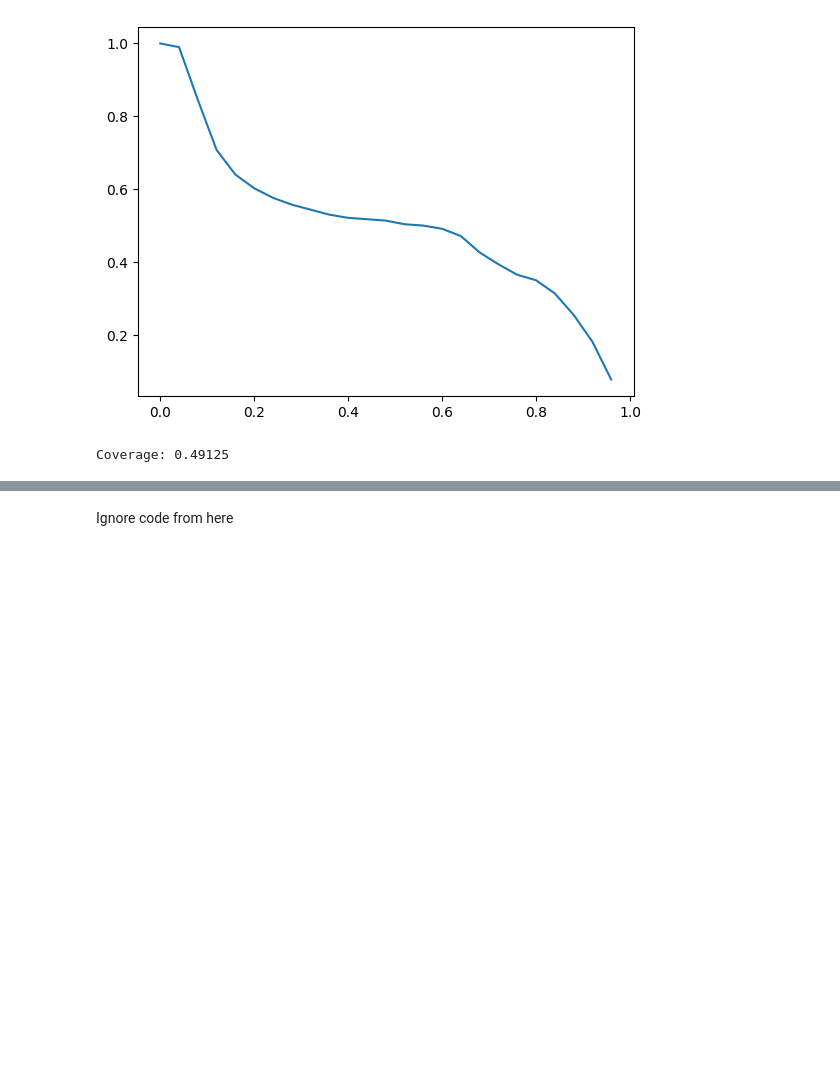
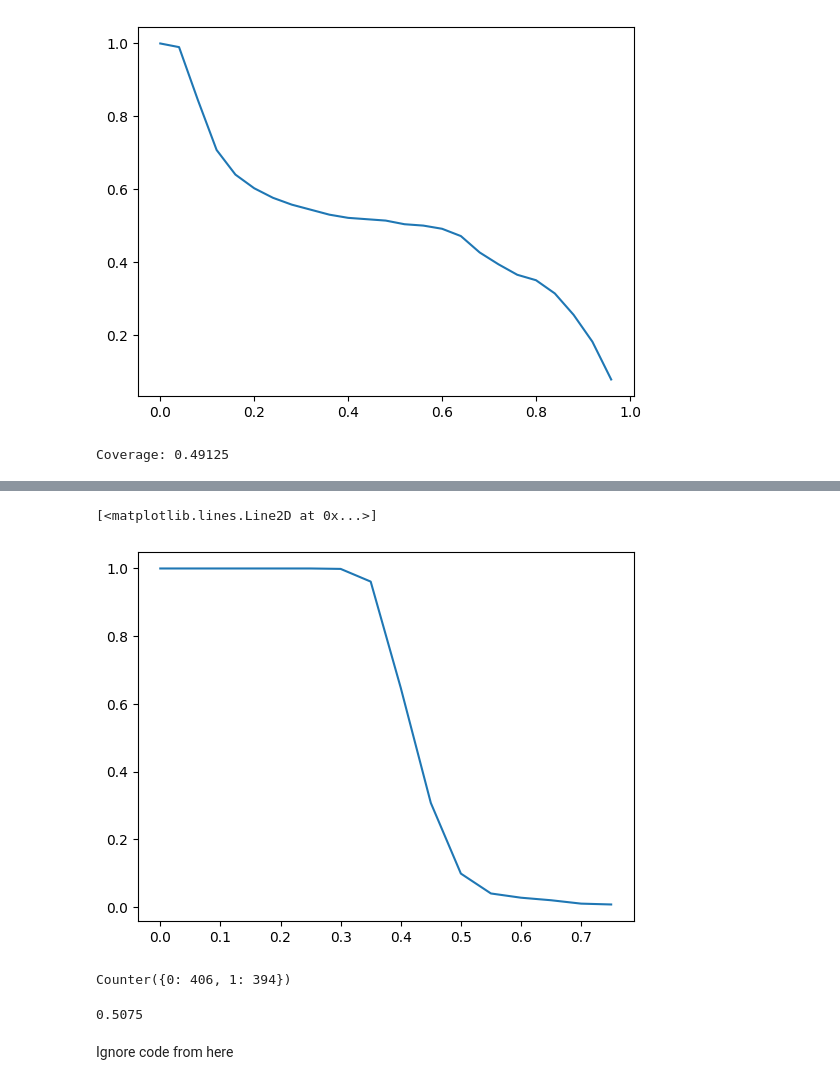
Before and after one commit to naigamshah/SelectivePrediction, a Jupyter notebook: baseline_calibrator.ipynb, the cells around one changed output, grey strips where cells are left out. Saved outputs shown, nothing was run; the diff lists cells and outputs as text; code cells hidden in the pictures; blank space fills up the shorter version.

```diff
--- a/baseline_calibrator.ipynb
+++ b/baseline_calibrator.ipynb
@@ -235,0 +265,38 @@ Coverage: 0.49125
+# %%
+from sklearn.metrics.pairwise import cosine_similarity
+
+# epsilon value denotes when the model should abstain from answering the question
+def get_preds(data):
+  cosine_preds = []
+  for i in tqdm(range(len(data))):
+    question, context = data.iloc[i]["question"], data.iloc[i]["context"]
+
+    inputs = tokenizer.encode_plus(question, context, add_special_tokens=True, return_tensors="pt", truncation = True, max_length=512)["input_ids"].numpy()[0]
+    num_to_pad = 512 - len(inputs)
+    inputs = np.pad(inputs, (0, num_to_pad), 'constant')
+    inputs = np.expand_dims(inputs, axis=0)
+
+    cosine_sim = cosine_similarity(train_matrix, inputs)
+    cosine_preds.append(np.array(cosine_sim))
+
+  return np.array(cosine_preds).reshape(len(data), len(train))
+# %%
+val_cosine_preds = get_preds(val)
+# %%
+def get_coverage(cosine_preds, thresh=0):
+  maxes = np.amax(cosine_preds, axis = 1)
+  preds = np.asarray([0 if val > thresh else 1 for val in maxes])
+
+  cntr = Counter(preds)
+  coverage = cntr[0]/(cntr[0]+cntr[1])
+  return coverage
+# %%
+thresholds = [x/100 for x in range(0,80,5)]
+coverages = []
+for thresh in thresholds:
+  coverages.append(get_coverage(val_cosine_preds, thresh))
+
+plt.plot(thresholds,coverages)
+# %% [output]
+[<matplotlib.lines.Line2D at 0x...>]
+[figure, added]
@@ -236,3 +306,11 @@ Coverage: 0.49125
+# %%
+cntr
+# %% [output]
+Counter({0: 406, 1: 394})
+# %%
+coverage
+# %% [output]
+0.5075
 # %% [markdown]
 Ignore code from here
 # %%
```
Also changed, not shown: parts of 10 cells of this notebook.
